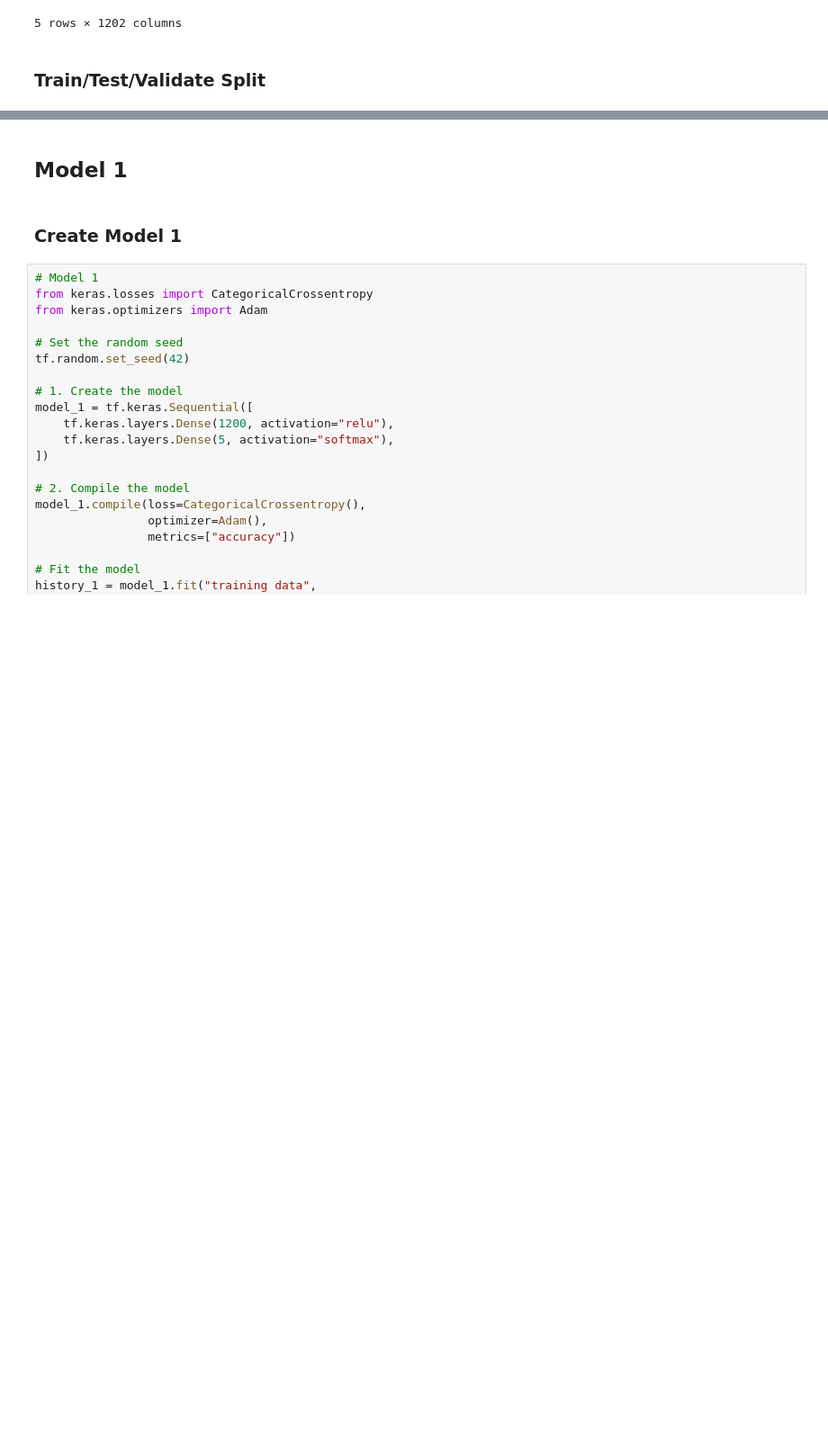
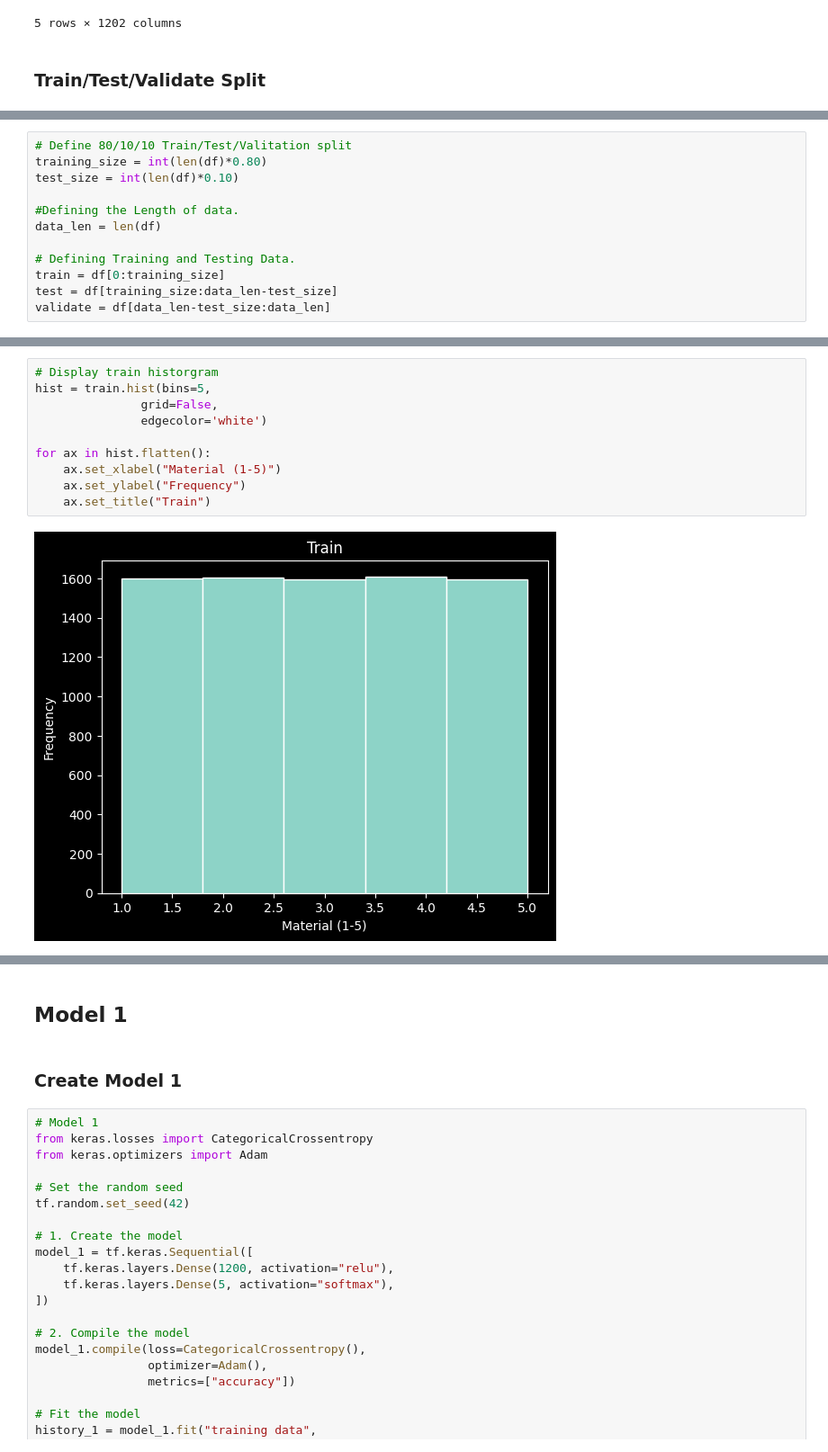
Before and after one commit to cgrundman/nuclear-magnetic-resonance, a Jupyter notebook: pattern_recognizer.ipynb, the cells around one changed output, grey strips where cells are left out. Shown at 90% size. Saved outputs shown, nothing was run; the diff lists cells and outputs as text; blank space fills up the shorter version.

```diff
--- a/pattern_recognizer.ipynb
+++ b/pattern_recognizer.ipynb
@@ -101,0 +114,12 @@ df.head()
+# %%
+# Define 80/10/10 Train/Test/Valitation split
+training_size = int(len(df)*0.80)
+test_size = int(len(df)*0.10)
+
+#Defining the Length of data.
+data_len = len(df)
+
+# Defining Training and Testing Data.
+train = df[0:training_size]
+test = df[training_size:data_len-test_size]
+validate = df[data_len-test_size:data_len]
@@ -101,0 +136,12 @@ df.head()
+# %%
+# Display train historgram
+hist = train.hist(bins=5,
+               grid=False,
+               edgecolor='white')
+
+for ax in hist.flatten():
+    ax.set_xlabel("Material (1-5)")
+    ax.set_ylabel("Frequency")
+    ax.set_title("Train")
+# %% [output]
+[figure, added]
```
Also changed, not shown: parts of 4 cells of this notebook.
